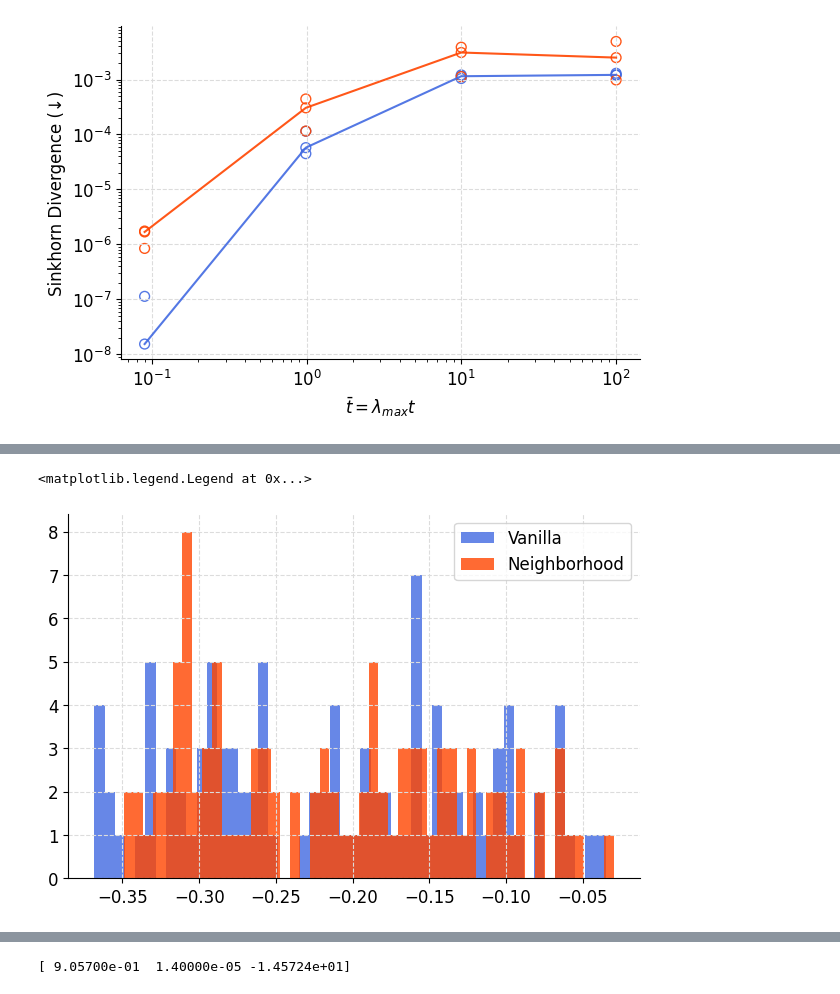
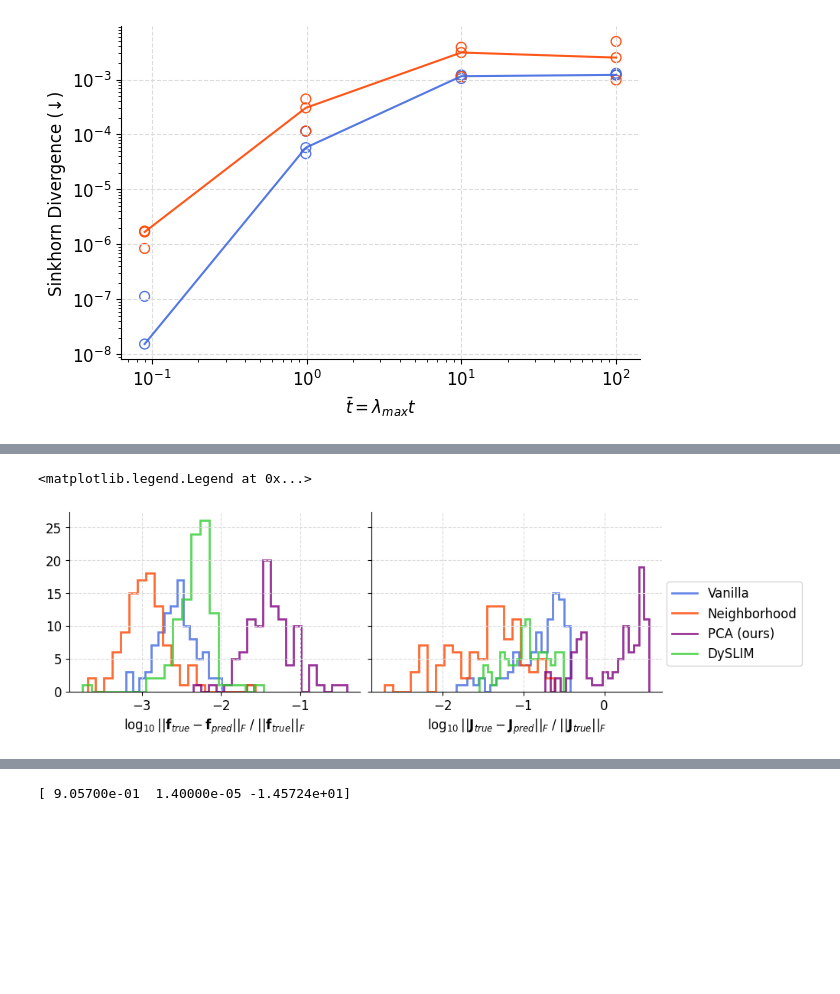
Before and after one commit to Jhko725/sandbox, a Jupyter notebook: notebooks/evaluation/lorenz63_eval.ipynb, the cells around one changed output, grey strips where cells are left out. Drawn from its saved outputs; the diff is of its cells as text; code cells hidden in the pictures; blank space fills up the shorter version.

```diff
--- a/notebooks/evaluation/lorenz63_eval.ipynb
+++ b/notebooks/evaluation/lorenz63_eval.ipynb
@@ -365,4 +375,6 @@ for exp_type in tqdm(EXP_TYPES):
         long_metrics_dict[exp_type].append(
             long_term_metrics(model, dataset_test.t, dataset_test.u)
         )
+# %%
+long_metrics_mean_dict = jax.tree.map(jnp.mean, long_metrics_dict)
 # %%
@@ -415,13 +409,17 @@ ax.hist(
 # %%
 u_long_dict = defaultdict(list)
 for exp_type in tqdm(EXP_TYPES):
-    model = load_experiment(exp_type, key, train_length=train_length, noise=noise)
+    model = load_experiment(
+        exp_type, key, downsample=downsample, train_length=train_length, noise=noise
+    )
     u_long_dict[exp_type] = solve_batch(model, t_short, dataset_test.u[:, 0])
 # %%
 u_long_dict = defaultdict(list)
 sinkhorn_vmap = batched_vmap(sinkhorn_divergence, batch_size=4)
 for exp_type in tqdm(EXP_TYPES):
-    model = load_experiment(exp_type, key)
+    model = load_experiment(
+        exp_type, key, downsample=downsample, train_length=train_length, noise=noise
+    )
     u_long_dict[exp_type] = sinkhorn_vmap(
         solve_batch(model, dataset_test.t[0], dataset_test.u[0:20, 0]),
         dataset_test.u[0:20],
@@ -652,10 +697,12 @@ for exp_type in tqdm(EXP_TYPES):
 fig = colored_scatterplot(
     [dataset_test.u[:, 0].T] * len(EXP_TYPES),
     [jac_logerr_dict[exp_type] for exp_type in EXP_TYPES],
-    figsize=(10, 6),
+    figsize=(12, 8),
     s=1,
     cmap=cc.cm.rainbow4,
     alpha=0.9,
+    colorbar_pad=0.05,
+    colorbar_shrink=0.3,
 )
 for i, exp_type in enumerate(EXP_TYPES):
     fig.axes[i].set_title(LABEL_DICT[exp_type], fontsize="medium")
@@ -669,17 +716,38 @@ Text(0, 0.5, '$\\log_{10}||\\mathbf{J}_{true}-\\mathbf{J}_{pred}||_F\\;/\\;||\\m
 # %%
-fig, ax = plt.subplots(1, 1, figsize=(6, 4))
-for exp_type, log_err in jac_logerr_dict.items():
-    ax.hist(
-        log_err,
-        bins=50,
+fig, axes = plt.subplots(1, 2, figsize=(10, 3), sharey=True, constrained_layout=True)
+for exp_type in EXP_TYPES:
+    axes[0].stairs(
+        *np.histogram(
+            rhs_logerr_dict[exp_type],
+            bins=20,
+        ),
         label=LABEL_DICT[exp_type],
         color=COLOR_DICT[exp_type],
         alpha=0.8,
+        linewidth=2.0,
     )
-ax.legend()
+
+    axes[1].stairs(
+        *np.histogram(
+            jac_logerr_dict[exp_type],
+            bins=20,
+        ),
+        label=LABEL_DICT[exp_type],
+        color=COLOR_DICT[exp_type],
+        alpha=0.8,
+        linewidth=2.0,
+    )
+ax.set_ylabel("Counts")
+axes[0].set_xlabel(
+    r"$\log_{10}||\mathbf{f}_{true}-\mathbf{f}_{pred}||_F\;/\;||\mathbf{f}_{true}||_F$"
+)
+axes[1].set_xlabel(
+    r"$\log_{10}||\mathbf{J}_{true}-\mathbf{J}_{pred}||_F\;/\;||\mathbf{J}_{true}||_F$"
+)
+fig.legend(*axes[-1].get_legend_handles_labels(), loc="outside center right")
 # %% [output]
 <matplotlib.legend.Legend at 0x...>
-[figure, old version]
+[figure, new version]
 # %%
 lya_dict = jnp.load(datadir / "lorenz63_lyapunov_large_test.npz")
 
```
Also changed, not shown: parts of 26 cells of this notebook, 10 other files.
